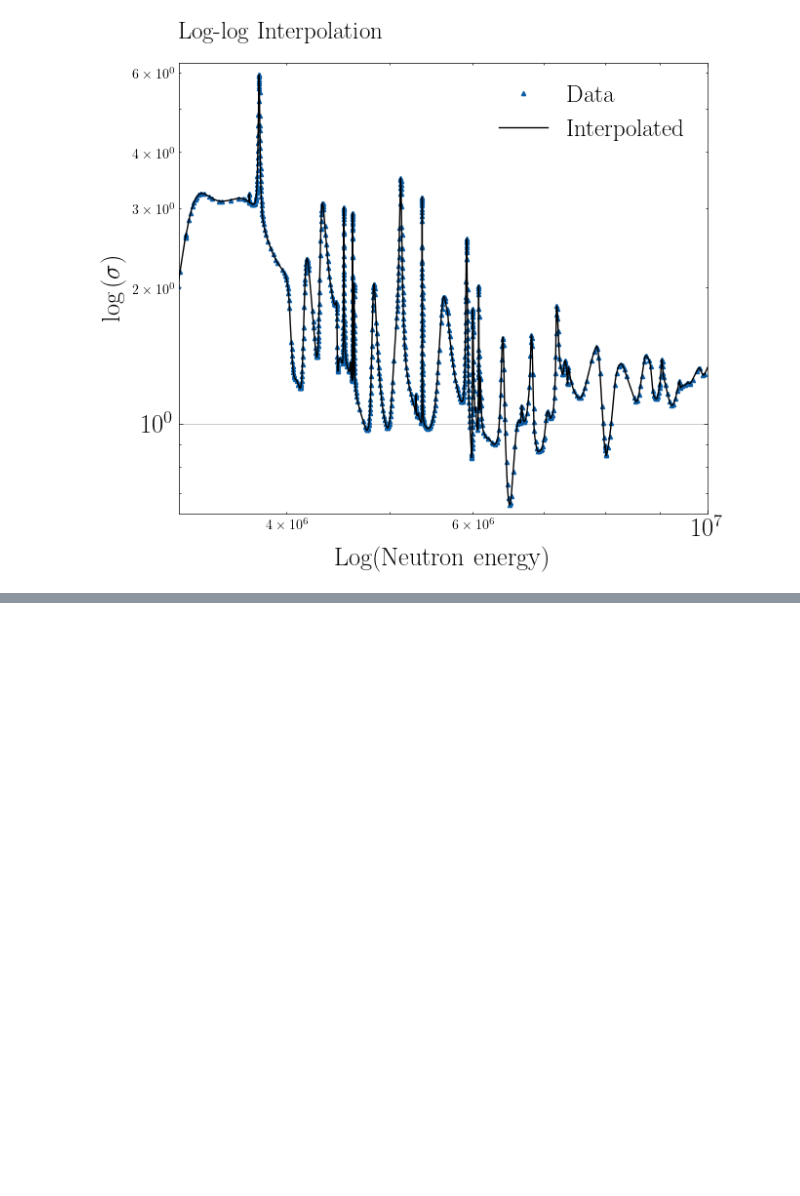
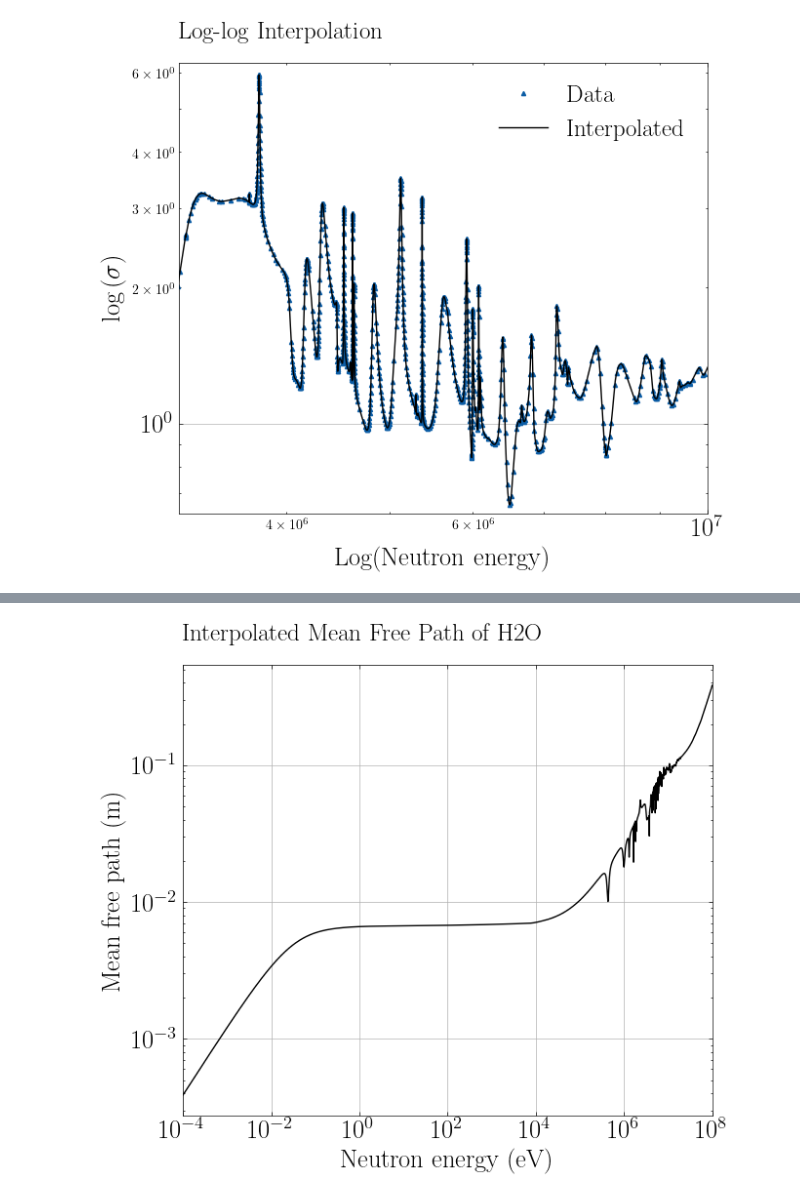
Before and after one commit to DerkNiessink/NeutroWater, a Jupyter notebook: analysis/interpolation.ipynb, the cells around one changed output, grey strips where cells are left out. Drawn from its saved outputs; the diff is of its cells as text; code cells hidden in the pictures; blank space fills up the shorter version.

```diff
--- a/analysis/interpolation.ipynb
+++ b/analysis/interpolation.ipynb
@@ -99,0 +96,15 @@ plt.show()
+# %%
+energies = np.logspace(-4, 8, 100000)
+mfps=[processor.get_mfp(E) for E in energies]
+plt.figure(figsize=(7, 6))
+plt.loglog(energies, mfps, 'k-')
+plt.xlim(10**-4, 10**8)
+plt.yticks(fontsize=19)
+plt.xticks(fontsize=19)
+plt.xlabel('Neutron energy (eV)', fontsize=19)
+plt.ylabel('Mean free path (m)', fontsize=19)
+plt.title('Interpolated Mean Free Path of H2O', fontsize=18, pad=18, loc = 'left')
+plt.grid(True)
+plt.show()
+# %% [output]
+[figure, added]
```
Also changed, not shown: parts of 2 cells of this notebook, 4 other files.
